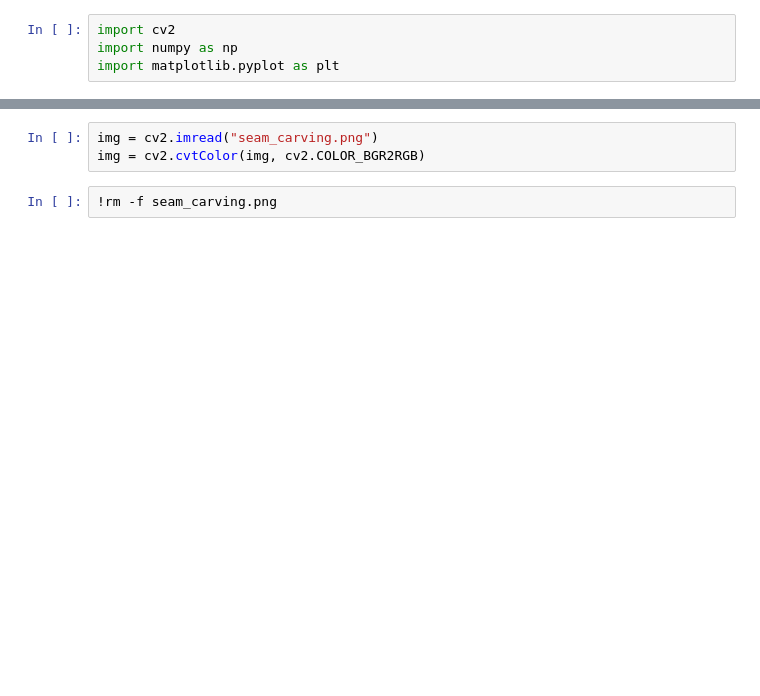
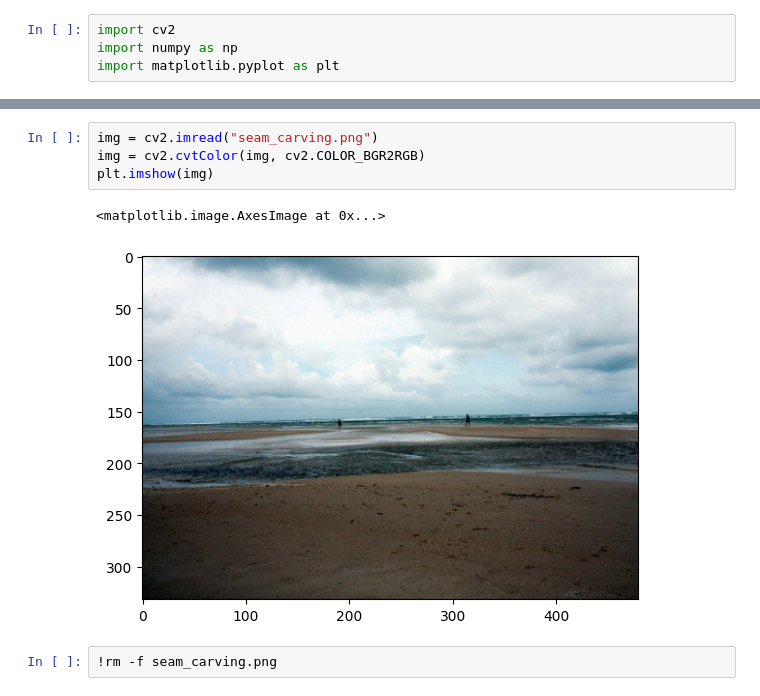
Before and after one commit to pyretttt/mosquitto, a Jupyter notebook: cv/seam_carving.ipynb, the cells around one changed output, grey strips where cells are left out. Drawn from its saved outputs; the diff is of its cells as text; blank space fills up the shorter version.

```diff
--- a/cv/seam_carving.ipynb
+++ b/cv/seam_carving.ipynb
@@ -18,6 +18,10 @@ seam_carving.png    100%[===================>]  47,12K  --.-KB/s    in 0,09s
 # %%
 img = cv2.imread("seam_carving.png")
 img = cv2.cvtColor(img, cv2.COLOR_BGR2RGB)
+plt.imshow(img)
+# %% [output]
+<matplotlib.image.AxesImage at 0x...>
+[figure, added]
 # %%
 !rm -f seam_carving.png
 # %%
```
Also changed, not shown: parts of 5 cells of this notebook.
